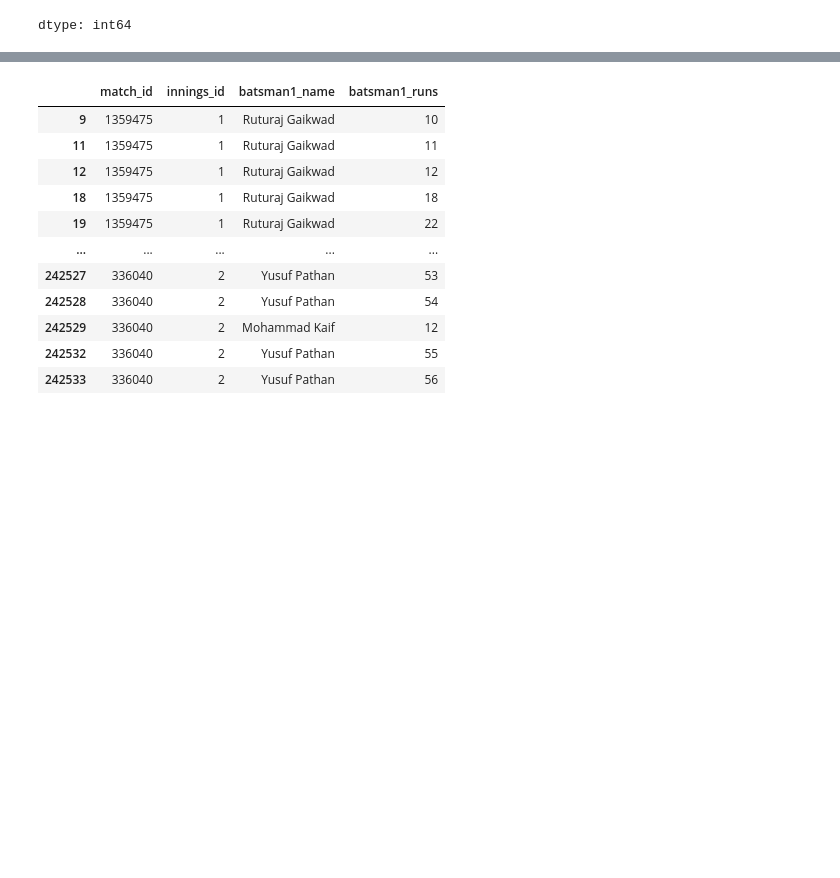
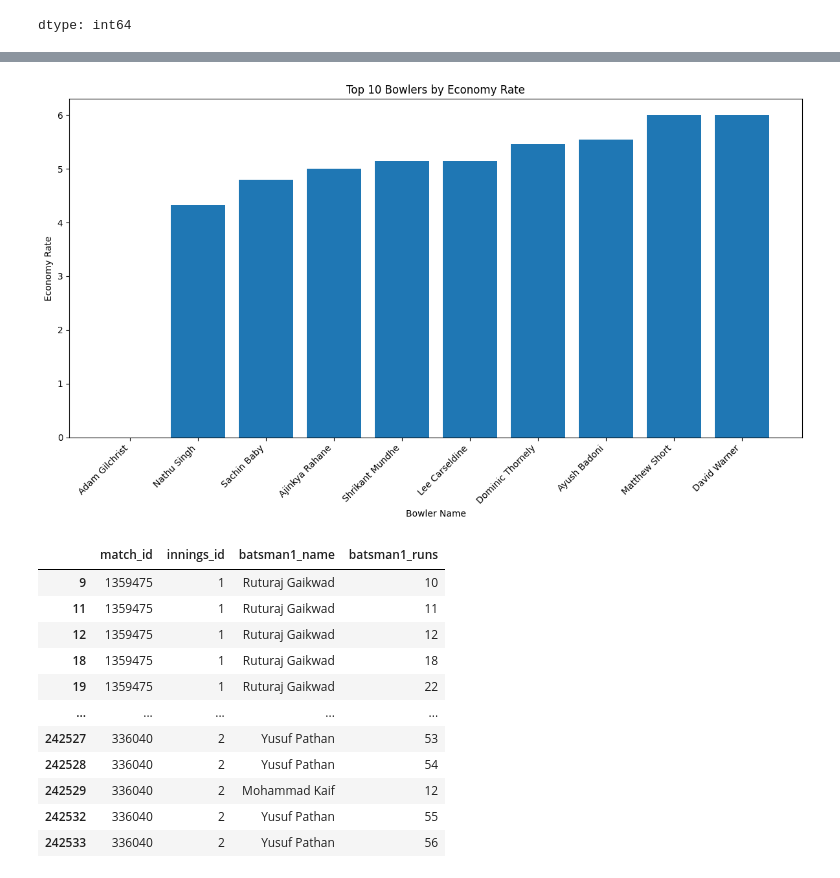
Before and after one commit to amalsalilan/IPL_Infographics_Data_Analytics_-_Data_Visualization_Infosys_Internship_Oct2024, a Jupyter notebook: final_notebook.ipynb, the cells around one changed output, grey strips where cells are left out. Saved outputs shown, nothing was run; the diff lists cells and outputs as text; code cells hidden in the pictures; blank space fills up the shorter version.

```diff
--- a/final_notebook.ipynb
+++ b/final_notebook.ipynb
@@ -364,0 +525,5 @@ dtype: int64
+# %%
+bowler_economy = df.groupby('bowler1_name')['runs'].sum() / (df.groupby('bowler1_name')['ball'].count() / 6)
+bowler_economy = bowler_economy.sort_values()
+top_bowler_economy = bowler_economy.head(10)
+top_bowler_economy
@@ -365,3 +544,14 @@ dtype: int64
+# %%
+plt.figure(figsize=(12, 7))
+plt.bar(top_bowler_economy.index, top_bowler_economy.values)
+plt.xlabel("Bowler Name")
+plt.ylabel("Economy Rate")
+plt.title("Top 10 Bowlers by Economy Rate")
+plt.xticks(rotation=45, ha="right")
+plt.tight_layout()
+plt.show()
+# %% [output]
+[figure, added]
 # %%
 df[['match_id','innings_id','batsman1_name','batsman1_runs']][df['batsman1_runs']>= 10]
 # %% [output]
```
Also changed, not shown: parts of 29 cells of this notebook.
